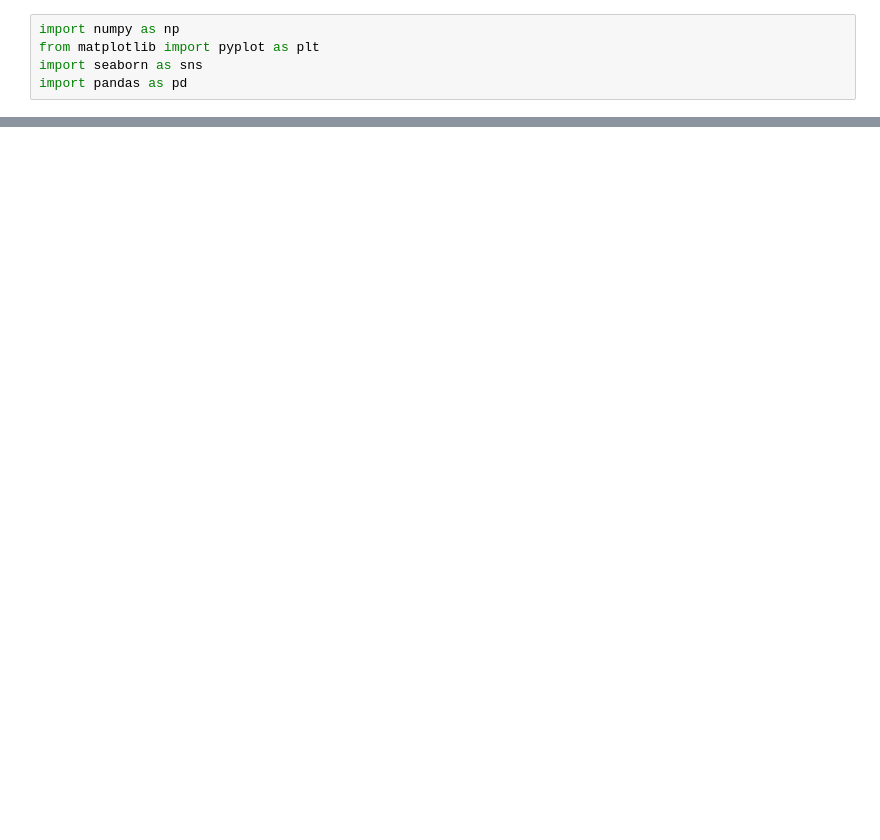
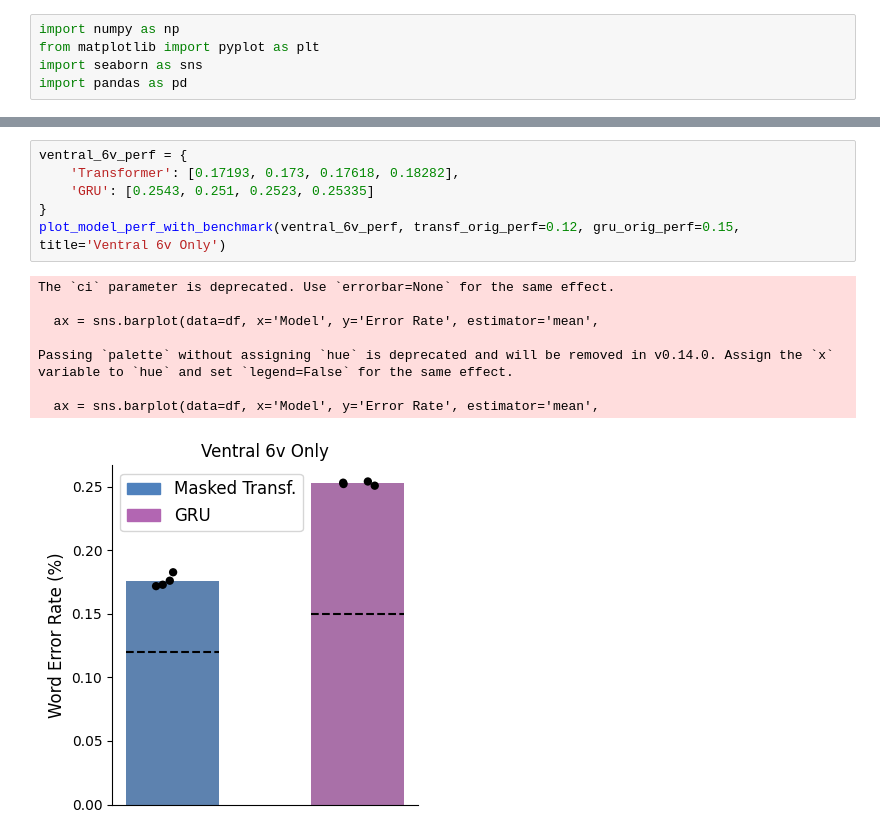
Before and after one commit to ebrahimfeghhi/transformers_with_dietcorp, a Jupyter notebook: notebooks/figures/figure_plots.ipynb, the cells around one changed output, grey strips where cells are left out. Drawn from its saved outputs; the diff is of its cells as text; blank space fills up the shorter version.

```diff
--- a/notebooks/figures/figure_plots.ipynb
+++ b/notebooks/figures/figure_plots.ipynb
@@ -157,0 +214,15 @@ Setting a gradient palette using color= is deprecated and will be removed in v0.
+# %%
+ventral_6v_perf = {
+    'Transformer': [0.17193, 0.173, 0.17618, 0.18282],
+    'GRU': [0.2543, 0.251, 0.2523, 0.25335]
+}
+plot_model_perf_with_benchmark(ventral_6v_perf, transf_orig_perf=0.12, gru_orig_perf=0.15, title='Ventral 6v Only')
+# %% [output]
+The `ci` parameter is deprecated. Use `errorbar=None` for the same effect.
+
+  ax = sns.barplot(data=df, x='Model', y='Error Rate', estimator='mean',
+
+Passing `palette` without assigning `hue` is deprecated and will be removed in v0.14.0. Assign the `x` variable to `hue` and set `legend=False` for the same effect.
+
+  ax = sns.barplot(data=df, x='Model', y='Error Rate', estimator='mean',
+[figure, added]
```
Also changed, not shown: parts of 8 cells of this notebook, 5 other files.
